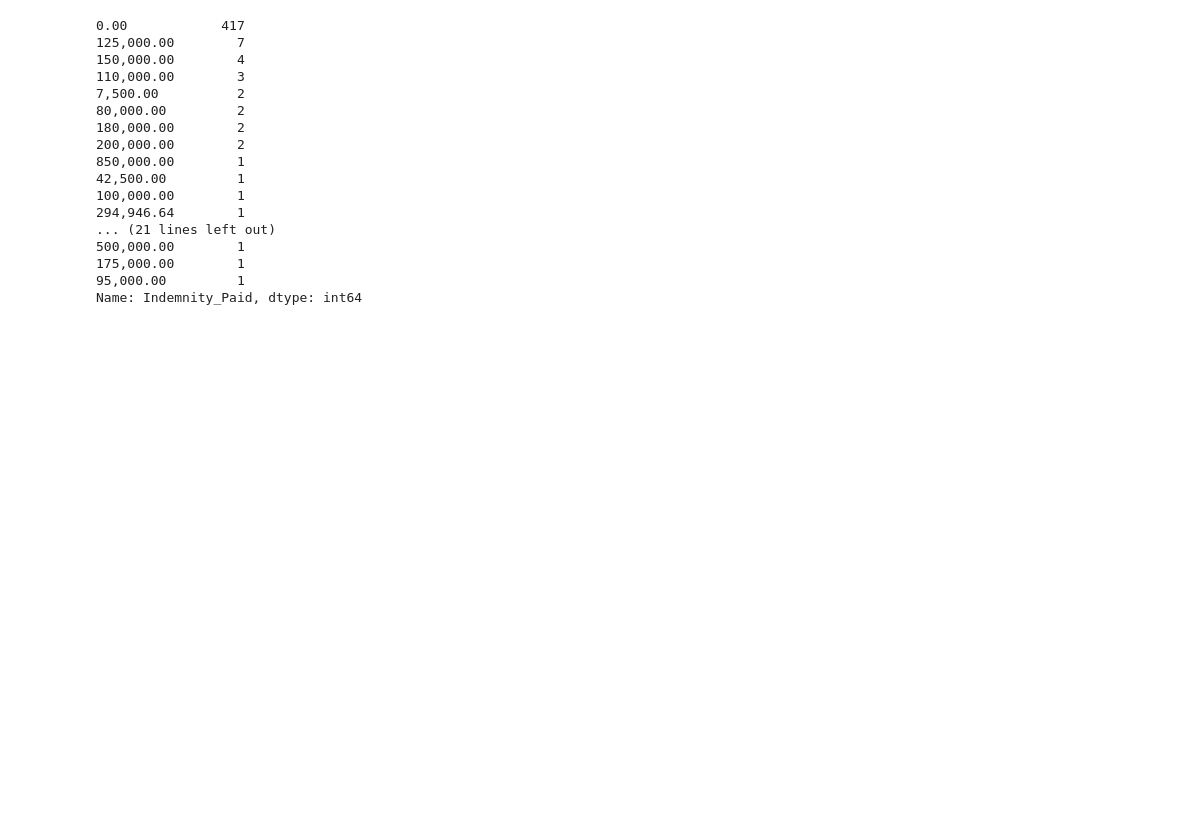
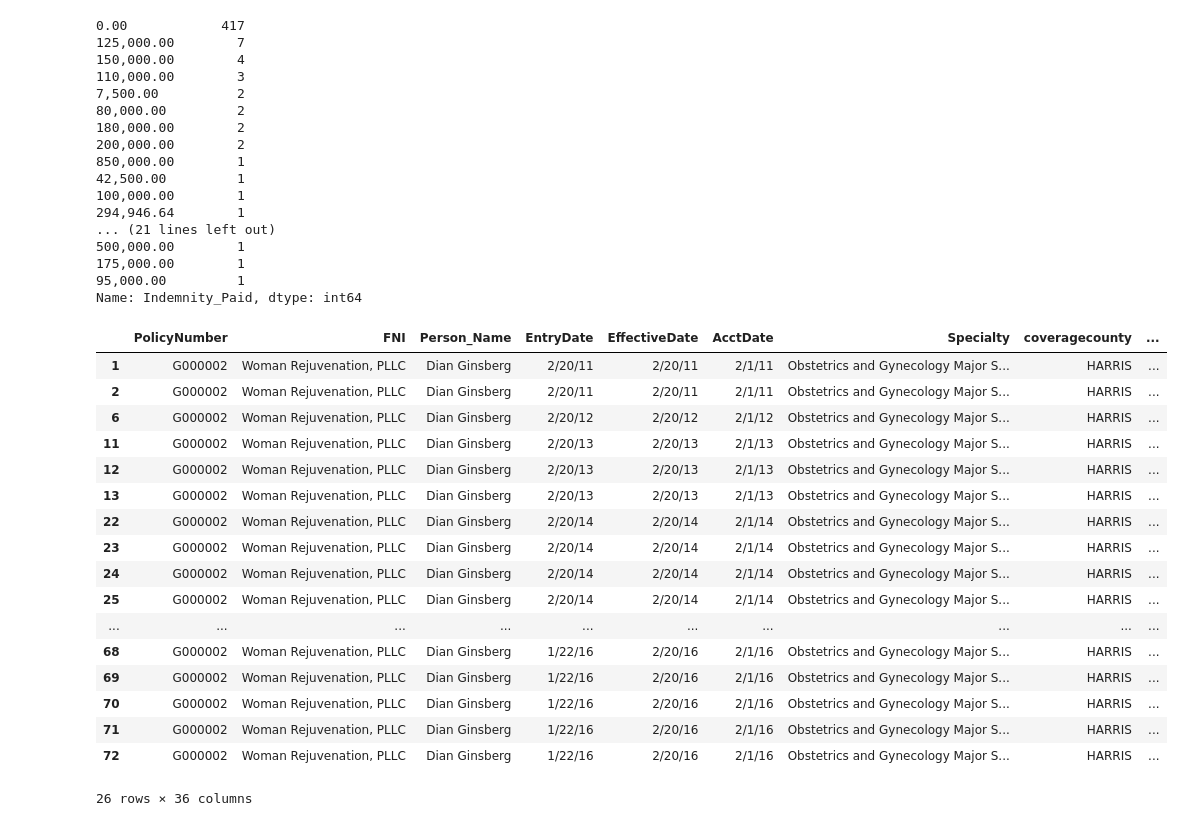
Before and after one commit to Sandy4321/Optimizing-Malpractice-Insurance, a Jupyter notebook: EDA.ipynb, the cells around one changed output. Drawn from its saved outputs; the diff is of its cells as text; code cells hidden in the pictures; blank space fills up the shorter version.

```diff
--- a/EDA.ipynb
+++ b/EDA.ipynb
@@ -6,6 +6,7 @@ import pandas as pd
 # labels come from claims data
 claims = pd.read_csv('/Users/drewrice/Desktop/code/Claims.csv')
 docs = pd.read_csv('/Users/drewrice/Desktop/code/ProviderInfo.csv')
+prems = pd.read_csv('/Users/drewrice/Desktop/code/ScheduleOfWrittenPremium.csv')
 # %%
 # drop
 docs.drop(['Middle Name','Address 1', 'Address 2', 'Zip','Address Type','Practice Start Date'],axis=1,inplace=True)
@@ -84,3 +100,24 @@ indem.Indemnity_Paid.value_counts()
 175,000.00        1
 95,000.00         1
 Name: Indemnity_Paid, dtype: int64
+# %%
+prems[prems['Person_Name']=='Dian Ginsberg']
+# %% [output]
+|  | PolicyNumber | FNI | Person_Name | EntryDate | EffectiveDate | AcctDate | Specialty | coveragecounty | ... |
+| 1 | G000002 | Woman Rejuvenation, PLLC | Dian Ginsberg | 2/20/11 | 2/20/11 | 2/1/11 | Obstetrics and Gynecology Major S... | HARRIS | ... |
+| 2 | G000002 | Woman Rejuvenation, PLLC | Dian Ginsberg | 2/20/11 | 2/20/11 | 2/1/11 | Obstetrics and Gynecology Major S... | HARRIS | ... |
+| 6 | G000002 | Woman Rejuvenation, PLLC | Dian Ginsberg | 2/20/12 | 2/20/12 | 2/1/12 | Obstetrics and Gynecology Major S... | HARRIS | ... |
+| 11 | G000002 | Woman Rejuvenation, PLLC | Dian Ginsberg | 2/20/13 | 2/20/13 | 2/1/13 | Obstetrics and Gynecology Major S... | HARRIS | ... |
+| 12 | G000002 | Woman Rejuvenation, PLLC | Dian Ginsberg | 2/20/13 | 2/20/13 | 2/1/13 | Obstetrics and Gynecology Major S... | HARRIS | ... |
+| 13 | G000002 | Woman Rejuvenation, PLLC | Dian Ginsberg | 2/20/13 | 2/20/13 | 2/1/13 | Obstetrics and Gynecology Major S... | HARRIS | ... |
+| 22 | G000002 | Woman Rejuvenation, PLLC | Dian Ginsberg | 2/20/14 | 2/20/14 | 2/1/14 | Obstetrics and Gynecology Major S... | HARRIS | ... |
+| 23 | G000002 | Woman Rejuvenation, PLLC | Dian Ginsberg | 2/20/14 | 2/20/14 | 2/1/14 | Obstetrics and Gynecology Major S... | HARRIS | ... |
+| 24 | G000002 | Woman Rejuvenation, PLLC | Dian Ginsberg | 2/20/14 | 2/20/14 | 2/1/14 | Obstetrics and Gynecology Major S... | HARRIS | ... |
+| 25 | G000002 | Woman Rejuvenation, PLLC | Dian Ginsberg | 2/20/14 | 2/20/14 | 2/1/14 | Obstetrics and Gynecology Major S... | HARRIS | ... |
+| ... | ... | ... | ... | ... | ... | ... | ... | ... | ... |
+| 68 | G000002 | Woman Rejuvenation, PLLC | Dian Ginsberg | 1/22/16 | 2/20/16 | 2/1/16 | Obstetrics and Gynecology Major S... | HARRIS | ... |
+| 69 | G000002 | Woman Rejuvenation, PLLC | Dian Ginsberg | 1/22/16 | 2/20/16 | 2/1/16 | Obstetrics and Gynecology Major S... | HARRIS | ... |
+| 70 | G000002 | Woman Rejuvenation, PLLC | Dian Ginsberg | 1/22/16 | 2/20/16 | 2/1/16 | Obstetrics and Gynecology Major S... | HARRIS | ... |
+| 71 | G000002 | Woman Rejuvenation, PLLC | Dian Ginsberg | 1/22/16 | 2/20/16 | 2/1/16 | Obstetrics and Gynecology Major S... | HARRIS | ... |
+| 72 | G000002 | Woman Rejuvenation, PLLC | Dian Ginsberg | 1/22/16 | 2/20/16 | 2/1/16 | Obstetrics and Gynecology Major S... | HARRIS | ... |
+26 rows × 36 columns
```
Also changed, not shown: parts of 7 cells of this notebook.
